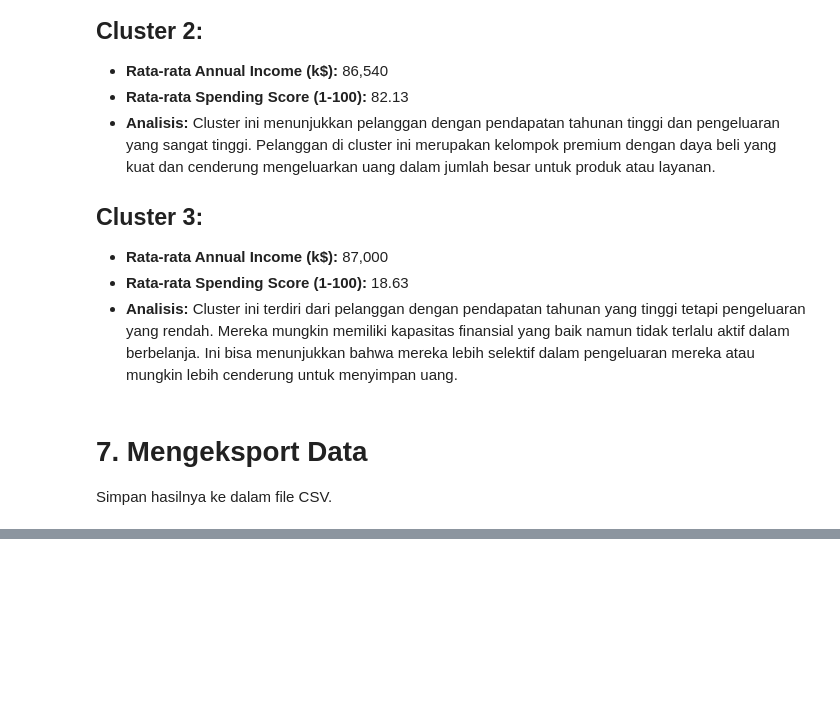
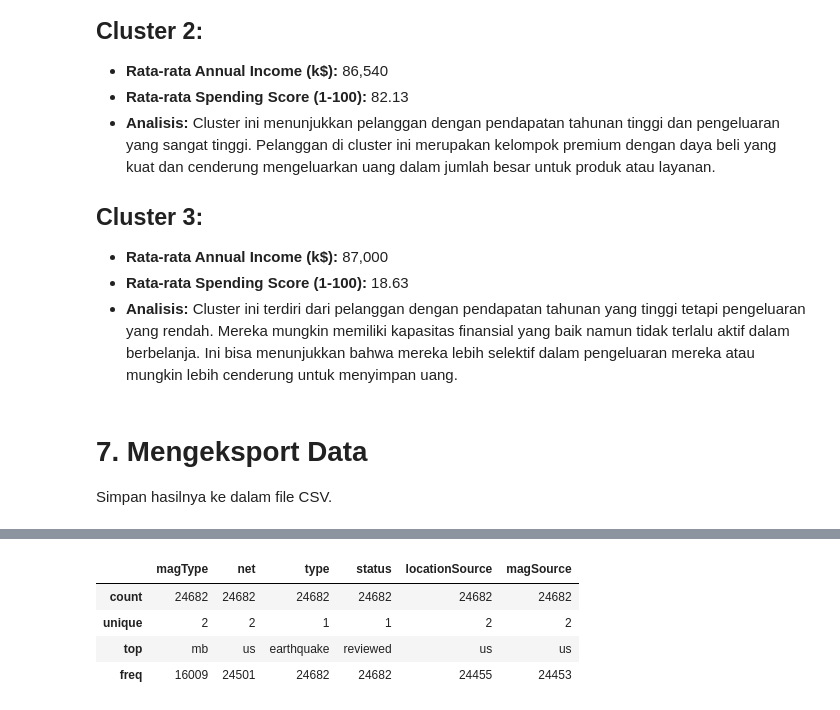
Before and after one commit to septiisdayanna/earthquakes_clustering, a Jupyter notebook: [Clustering]_Submission_Akhir_BMLP_Your_Name_(Updated).ipynb, the cells around one changed output, grey strips where cells are left out. Drawn from its saved outputs; the diff is of its cells as text; code cells hidden in the pictures; blank space fills up the shorter version.

````diff
--- a/[Clustering]_Submission_Akhir_BMLP_Your_Name_(Updated).ipynb
+++ b/[Clustering]_Submission_Akhir_BMLP_Your_Name_(Updated).ipynb
@@ -547,16 +547,24 @@ Jika data numerik telah dinormalisasi menggunakan StandardScaler atau MinMaxScal
 ```python
 df_normalized[['Fitur_Numerik']] = scaler.inverse_transform(df_normalized[['Fitur_Numerik']])
 ```
-# %%
-# Membuat salinan dataframe asli agar tidak mengubah df langsung
-df_inverse = df_encoded.copy()
-
-# Reset index agar sesuai
-df_inverse = df_inverse.reset_index(drop=True)
-reduced_df = reduced_df.reset_index(drop=True)
-
-# Inverse transform hanya pada kolom numerik
-df_inverse[num_features] = scaler.inverse_transform(df_encoded[num_features])
-
-# Tambahkan hasil clustering
-df_inverse['cluster'] = reduced_df['cluster']
+# %%
+# Menggunakan inverse_transform untuk mendapatkan data asli dari hasil PCA
+df_inverse_pca = pca.inverse_transform(reduced_data)  # reduced_data adalah hasil dari fit_transform
+# %%
+# Konversi hasil inverse PCA ke DataFrame
+df_inverse_pca = pd.DataFrame(df_inverse_pca, columns=df_encoded.drop(columns=['cluster']).columns)
+
+# Inverse transform untuk fitur numerik
+df_inverse_pca[num_features] = scaler.inverse_transform(df_inverse_pca[num_features])
+# %%
+# Inverse One-Hot Encoding untuk fitur kategorikal
+df_inverse = df_inverse_pca.copy()
+
+for feature in cat_features:
+    one_hot_cols = [col for col in df_inverse_pca.columns if col.startswith(feature + "_")]
+
+    # Menggunakan idxmax untuk mencari kategori asli
+    df_inverse[feature] = df_inverse_pca[one_hot_cols].idxmax(axis=1).str[len(feature) + 1:]
+
+    # Hapus kolom one-hot encoding setelah inverse
+    df_inverse.drop(columns=one_hot_cols, inplace=True)
@@ -661,0 +726,9 @@ Simpan hasilnya ke dalam file CSV.
+# %%
+# Menampilkan statistik deskriptif dari dataset untuk fitur kategorikal
+df_inverse.describe(include='object')
+# %% [output]
+|  | magType | net | type | status | locationSource | magSource |
+| count | 24682 | 24682 | 24682 | 24682 | 24682 | 24682 |
+| unique | 2 | 2 | 1 | 1 | 2 | 2 |
+| top | mb | us | earthquake | reviewed | us | us |
+| freq | 16009 | 24501 | 24682 | 24682 | 24455 | 24453 |
````
Also changed, not shown: parts of 4 cells of this notebook.
